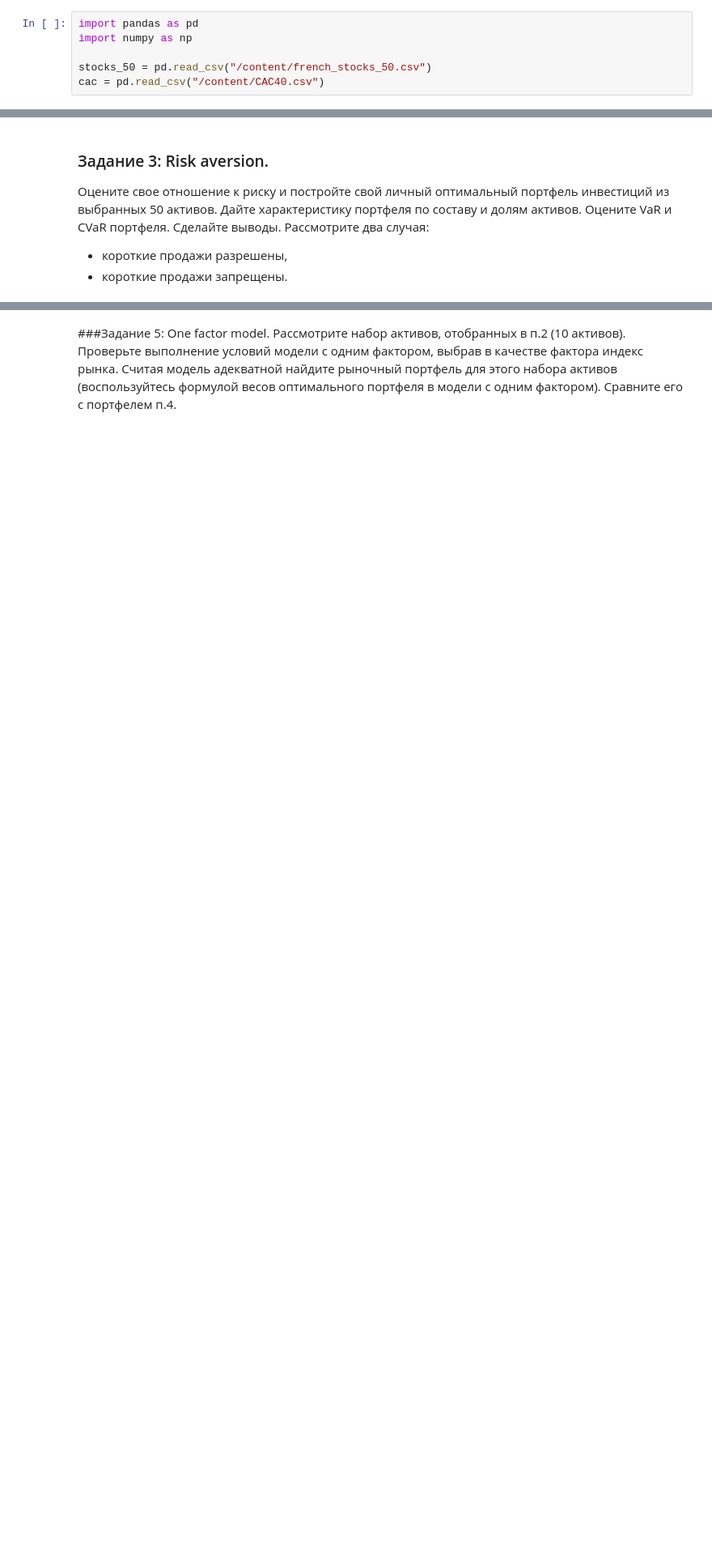
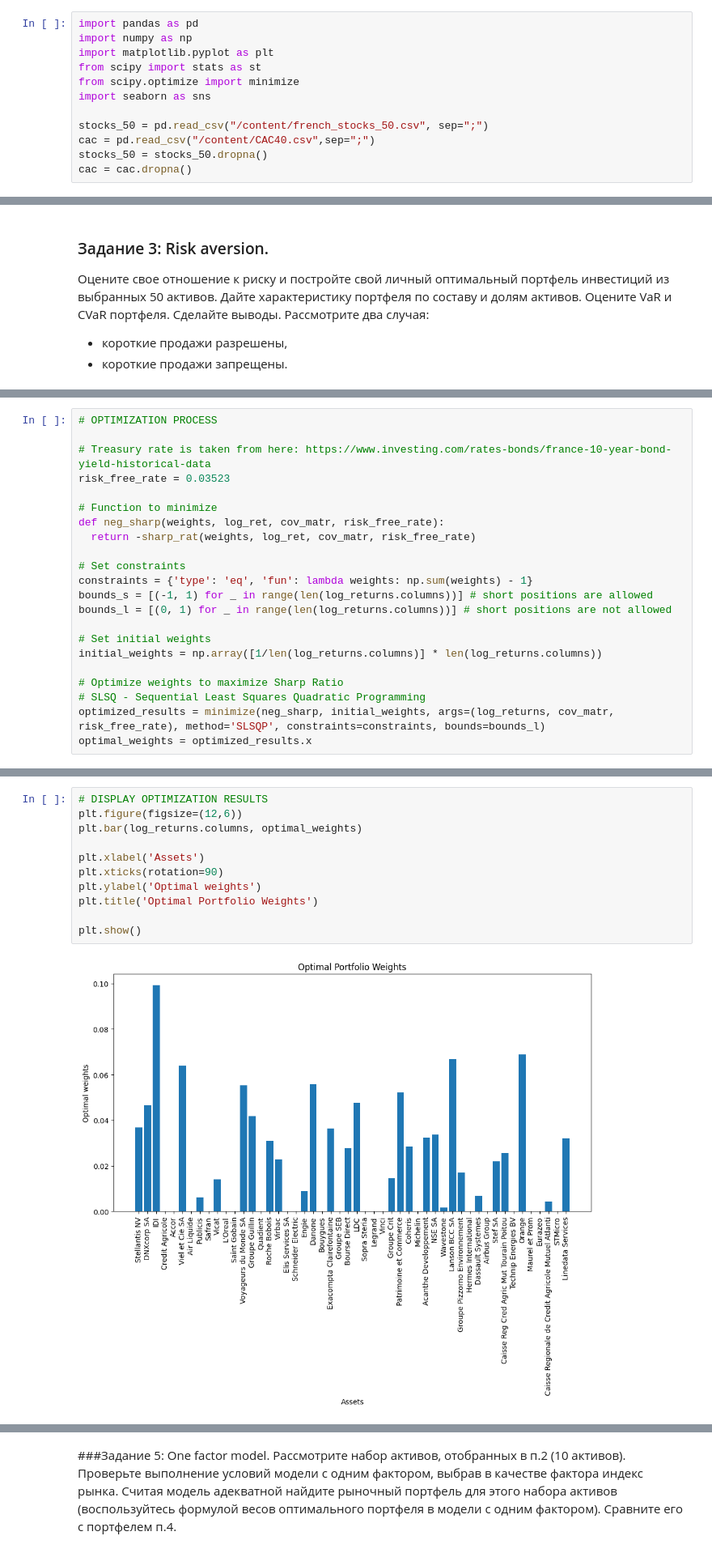
Before and after one commit to DmitriyHSE/Optimal-investment-portfolios, a Jupyter notebook: НИС_ДЗ_2.ipynb, the cells around one changed output, grey strips where cells are left out. Shown at 81% size. Cells and saved outputs as stored; diff of their text form; blank space fills up the shorter version.

Commit message:
Started 3rd task
Optimal portfolio with minimal risk is calculated

```diff
--- a/НИС_ДЗ_2.ipynb
+++ b/НИС_ДЗ_2.ipynb
@@ -20,9 +20,15 @@
 # %%
 import pandas as pd
 import numpy as np
+import matplotlib.pyplot as plt
+from scipy import stats as st
+from scipy.optimize import minimize
+import seaborn as sns
 
-stocks_50 = pd.read_csv("/content/french_stocks_50.csv")
-cac = pd.read_csv("/content/CAC40.csv")
+stocks_50 = pd.read_csv("/content/french_stocks_50.csv", sep=";")
+cac = pd.read_csv("/content/CAC40.csv",sep=";")
+stocks_50 = stocks_50.dropna()
+cac = cac.dropna()
 # %% [markdown]
 ### Задание 2: Portfolio selection problem.
 Требуется построить «хорошие» инвестиционные портфели из 10
@@ -42,0 +71,22 @@ cac = pd.read_csv("/content/CAC40.csv")
+# %%
+# OPTIMIZATION PROCESS
+
+# Treasury rate is taken from here: https://www.investing.com/rates-bonds/france-10-year-bond-yield-historical-data
+risk_free_rate = 0.03523
+
+# Function to minimize
+def neg_sharp(weights, log_ret, cov_matr, risk_free_rate):
+  return -sharp_rat(weights, log_ret, cov_matr, risk_free_rate)
+
+# Set constraints
+constraints = {'type': 'eq', 'fun': lambda weights: np.sum(weights) - 1}
+bounds_s = [(-1, 1) for _ in range(len(log_returns.columns))] # short positions are allowed
+bounds_l = [(0, 1) for _ in range(len(log_returns.columns))] # short positions are not allowed
+
+# Set initial weights
+initial_weights = np.array([1/len(log_returns.columns)] * len(log_returns.columns))
+
+# Optimize weights to maximize Sharp Ratio
+# SLSQ - Sequential Least Squares Quadratic Programming
+optimized_results = minimize(neg_sharp, initial_weights, args=(log_returns, cov_matr, risk_free_rate), method='SLSQP', constraints=constraints, bounds=bounds_l)
+optimal_weights = optimized_results.x
@@ -42,0 +124,13 @@ cac = pd.read_csv("/content/CAC40.csv")
+# %%
+# DISPLAY OPTIMIZATION RESULTS
+plt.figure(figsize=(12,6))
+plt.bar(log_returns.columns, optimal_weights)
+
+plt.xlabel('Assets')
+plt.xticks(rotation=90)
+plt.ylabel('Optimal weights')
+plt.title('Optimal Portfolio Weights')
+
+plt.show()
+# %% [output]
+[figure, added]
```
Also changed, not shown: parts of 4 cells of this notebook.
